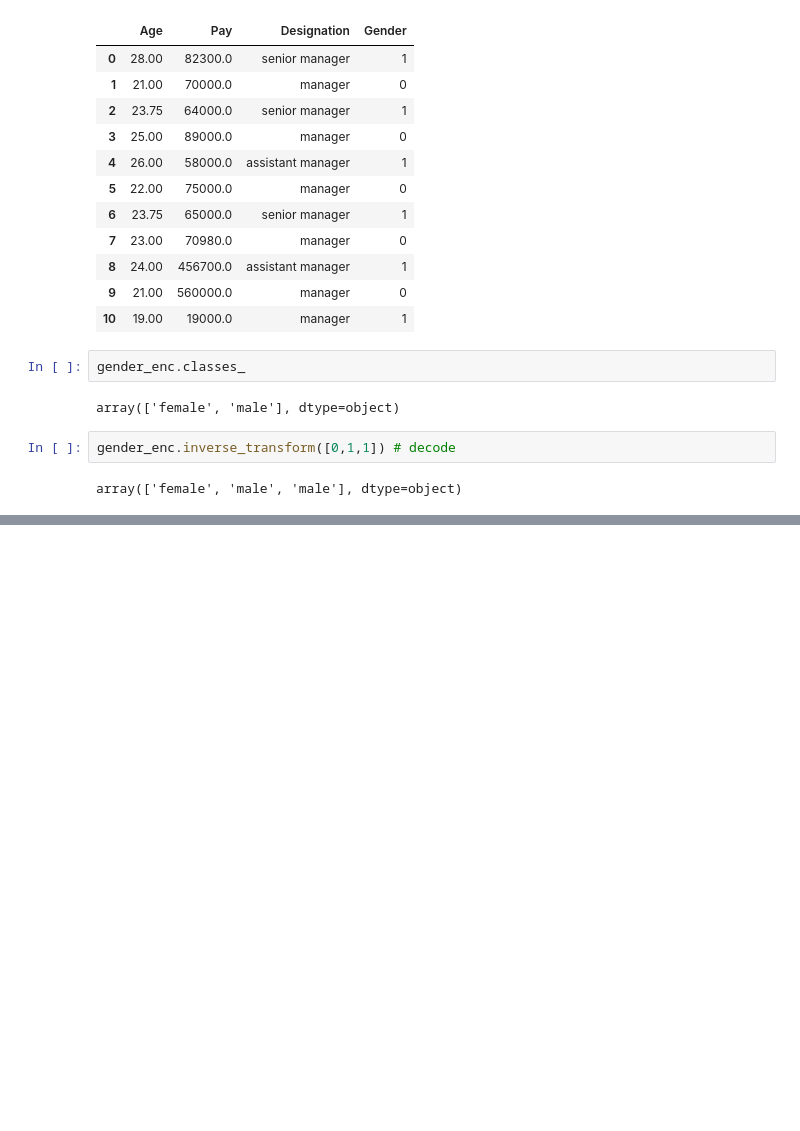
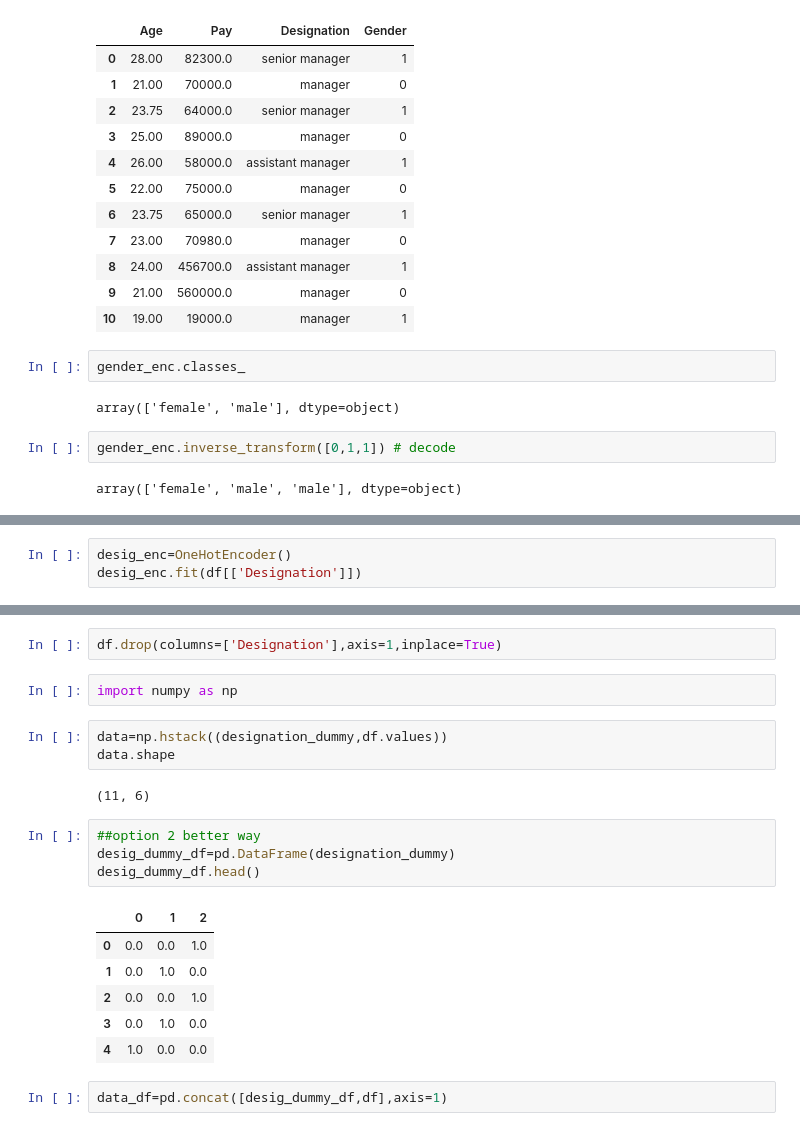
Before and after one commit to kashishjais/Machine-Learning, a Jupyter notebook: preprocessing/example1.ipynb, the cells around one changed output, grey strips where cells are left out. Saved outputs shown, nothing was run; the diff lists cells and outputs as text; blank space fills up the shorter version.

```diff
--- a/preprocessing/example1.ipynb
+++ b/preprocessing/example1.ipynb
@@ -259,0 +262,3 @@ array(['female', 'male', 'male'], dtype=object)
+# %%
+desig_enc=OneHotEncoder()
+desig_enc.fit(df[['Designation']])
@@ -259,0 +282,22 @@ array(['female', 'male', 'male'], dtype=object)
+# %%
+df.drop(columns=['Designation'],axis=1,inplace=True)
+# %%
+import numpy as np
+# %%
+data=np.hstack((designation_dummy,df.values))
+data.shape
+# %% [output]
+(11, 6)
+# %%
+##option 2 better way
+desig_dummy_df=pd.DataFrame(designation_dummy)
+desig_dummy_df.head()
+# %% [output]
+|  | 0 | 1 | 2 |
+| 0 | 0.0 | 0.0 | 1.0 |
+| 1 | 0.0 | 1.0 | 0.0 |
+| 2 | 0.0 | 0.0 | 1.0 |
+| 3 | 0.0 | 1.0 | 0.0 |
+| 4 | 1.0 | 0.0 | 0.0 |
+# %%
+data_df=pd.concat([desig_dummy_df,df],axis=1)
```
Also changed, not shown: parts of 7 cells of this notebook.
